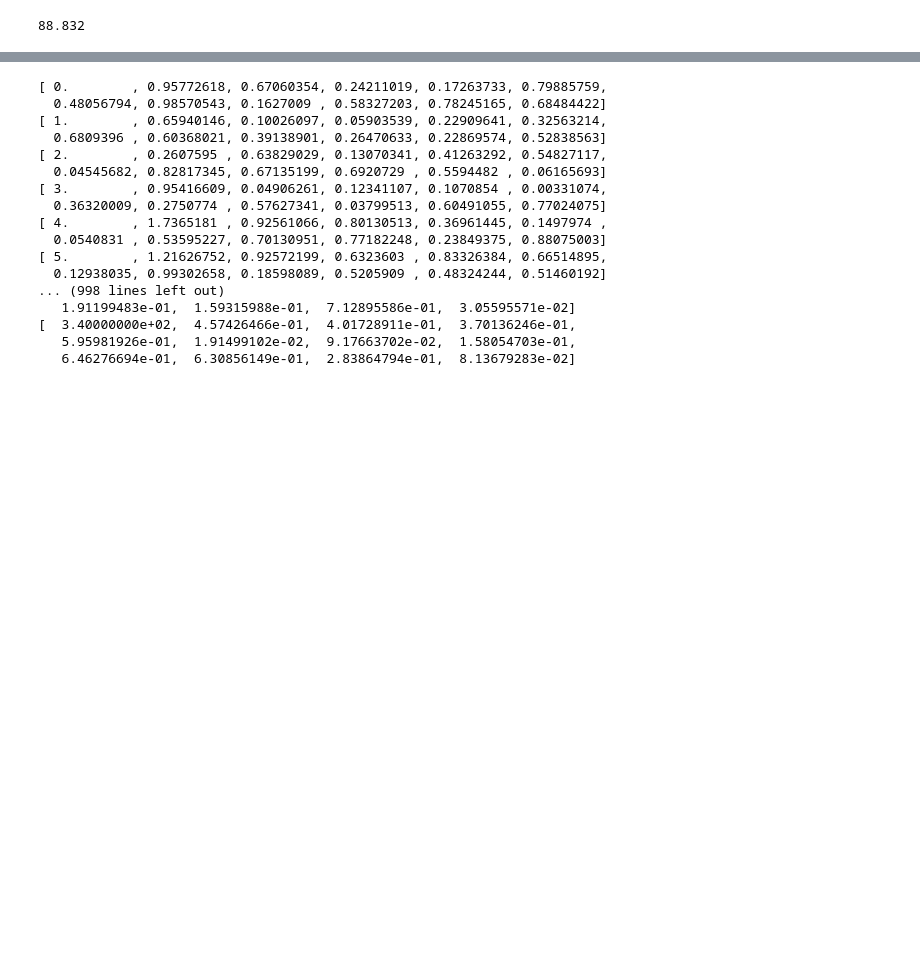
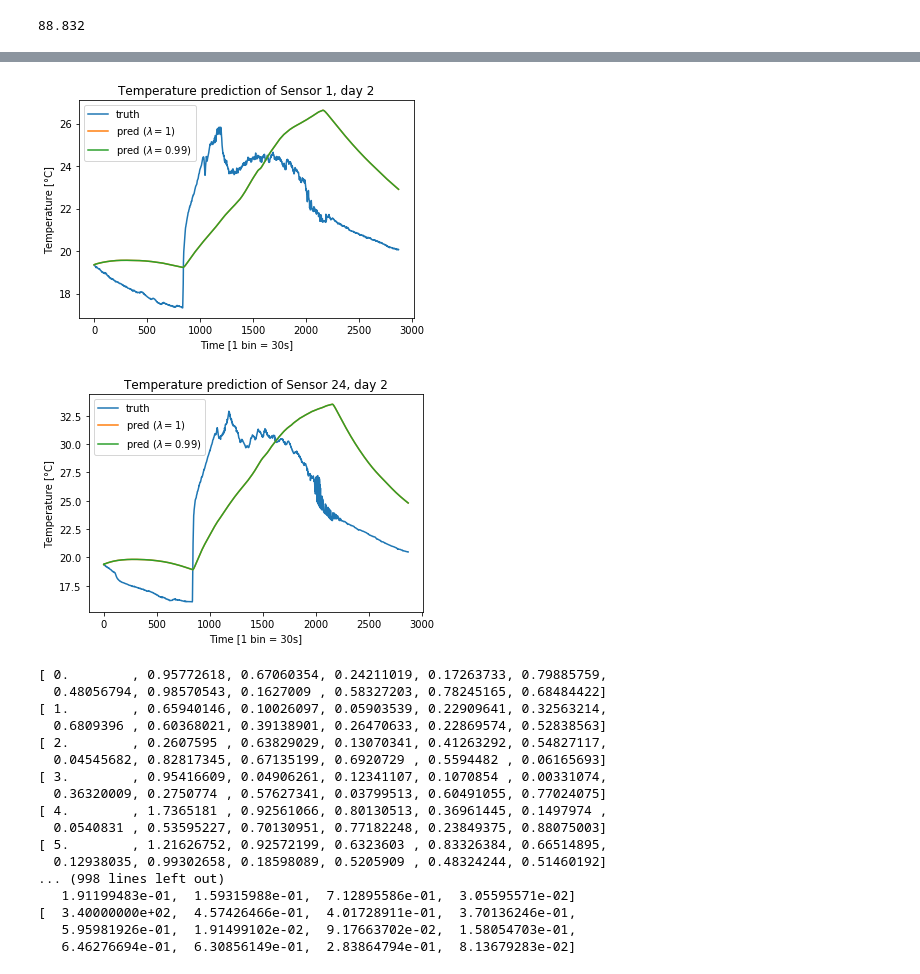
Before and after one commit to denguir/Scalable-distributed-online-forecasting-system-for-missing-error-measurements, a Jupyter notebook: notebooks/KafkaSparkStreamingRLS/KafkaSendRLS.ipynb, the cells around one changed output, grey strips where cells are left out. Cells and saved outputs as stored; diff of their text form; code cells hidden in the pictures; blank space fills up the shorter version.

```diff
--- a/notebooks/KafkaSparkStreamingRLS/KafkaSendRLS.ipynb
+++ b/notebooks/KafkaSparkStreamingRLS/KafkaSendRLS.ipynb
@@ -145,11 +142,11 @@ print(delta_max_train)
 # %%
 # Create a cleaned temperature vector:
 # we want one data every interval, this is not always the case in the raw data
-interval = 30 # seconds
+time_res = 30 # time resolution
 temp_tot_sync = [0] * len(sensors_to_predict)
 for i in range(len(sensors_to_predict)):
     temp_tot_i = temp_tot[temp_tot.SensorId == sensors_to_predict[i]]
-    temp_tot_sync[i] = rollup(temp_tot_i, interval, day_begin=0)
+    temp_tot_sync[i] = rollup(temp_tot_i, time_res, day_begin=0)
 
-    print('Number of intervals of %ds for sensor %d: %d' %(interval, sensors_to_predict[i], len(temp_tot_sync[i])))
+    print('Number of intervals of %ds for sensor %d: %d' %(time_res, sensors_to_predict[i], len(temp_tot_sync[i])))
 # %% [output]
@@ -281,13 +242,0 @@ MSE mod2 14.8985813146
-# %%
-import matplotlib.pyplot as plt
-
-t = np.arange(end_t - start_t)
-fig1, ax1 = plt.subplots()
-ax1.plot(t, y,)
-ax1.set_title("Temperature prediction of day 8")
-ax1.set_xlabel("time [1 bin = 30]")
-
-ax1.plot(t, y_hat1)
-ax1.plot(t, y_hat2)
-
-plt.show()
@@ -296,3 +333,31 @@ plt.show()
+# %%
+import matplotlib.pyplot as plt
+
+t = np.arange(len(y1))
+fig1, ax1 = plt.subplots()
+ax1.plot(t, y1, label='truth')
+ax1.set_title("Temperature prediction of Sensor 1, day %s" % day)
+ax1.set_ylabel("Temperature [°C]")
+ax1.set_xlabel("Time [1 bin = 30s]")
+ax1.plot(t, y_hat1_mod1, label=r'pred ($\lambda=1$)')
+ax1.plot(t, y_hat1_mod2, label=r'pred ($\lambda=0.99$)')
+ax1.legend(loc='upper left')
+
+fig24, ax24 = plt.subplots()
+ax24.plot(t, y24, label='truth')
+ax24.set_title("Temperature prediction of Sensor 24, day %s" % day)
+ax24.set_ylabel("Temperature [°C]")
+ax24.set_xlabel("Time [1 bin = 30s]")
+ax24.plot(t, y_hat24_mod1, label=r'pred ($\lambda=1$)')
+ax24.plot(t, y_hat24_mod2, label=r'pred ($\lambda=0.99$)')
+ax24.legend(loc='upper left')
+plt.show()
+
+fig1.savefig('RLS_day%s_sensor%s_%f_%f.png' %(day, 1, mse1_mod1, mse1_mod2))
+fig24.savefig('RLS_day%s_sensor%s_%f_%f.png' %(day, 24, mse24_mod1, mse24_mod2))
+# %% [output]
+[figure, added]
+[figure, added]
 # %%
 i=0 #Initialise counter
 
```
Also changed, not shown: parts of 9 cells of this notebook, 12 other files.
